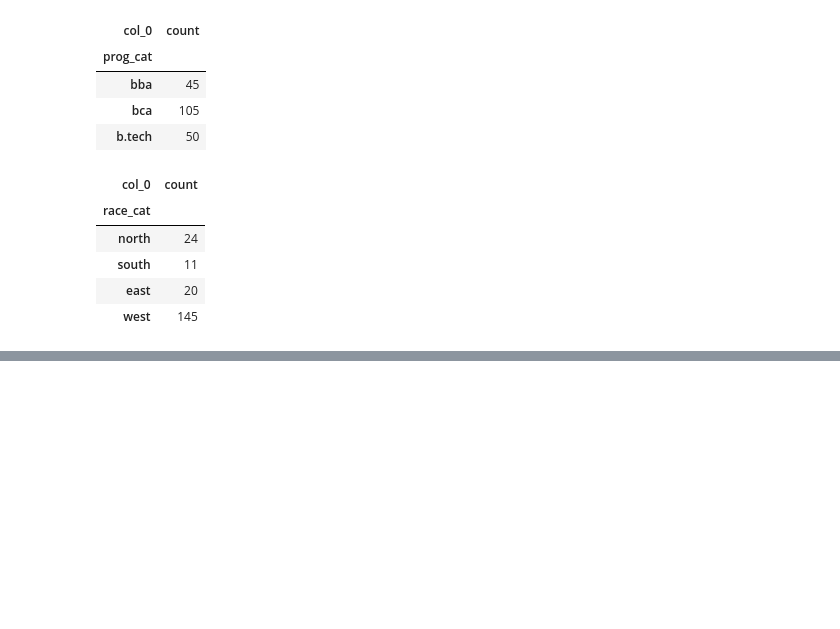
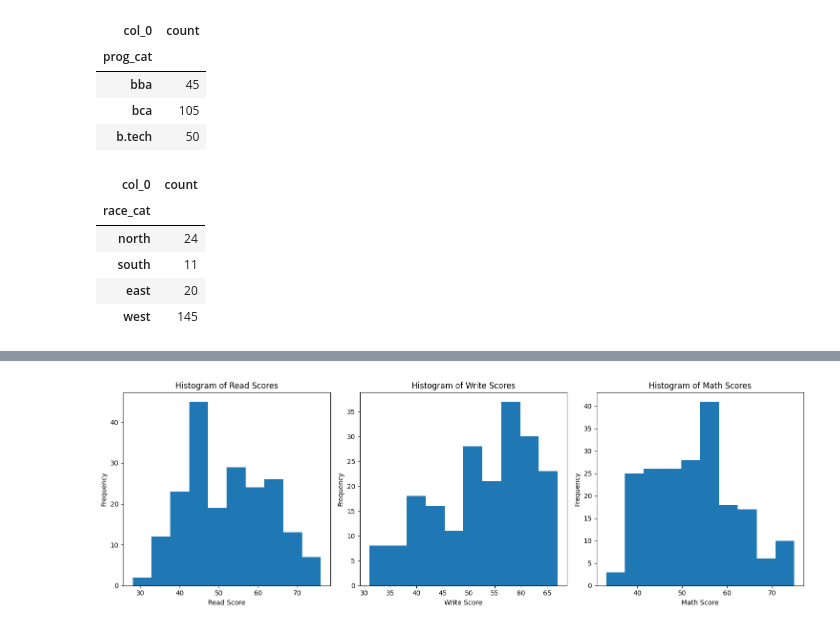
Before and after one commit to surya323-ma/data-science-with-python-from-iit-kanpur, a Jupyter notebook: iit_kanpur.ipynb, the cells around one changed output, grey strips where cells are left out. Saved outputs shown, nothing was run; the diff lists cells and outputs as text; code cells hidden in the pictures; blank space fills up the shorter version.

```diff
--- a/iit_kanpur.ipynb
+++ b/iit_kanpur.ipynb
@@ -275,0 +299,30 @@ freq_table
+# %%
+
+# Create histograms for 'read', 'write', and 'math'
+plt.figure(figsize=(15, 5))
+
+plt.subplot(1, 3, 1)
+plt.hist(df['read'], bins=10)
+plt.title('Histogram of Read Scores')
+plt.xlabel('Read Score')
+plt.ylabel('Frequency')
+
+
+plt.subplot(1, 3, 2)
+plt.hist(df['write'], bins=10)
+plt.title('Histogram of Write Scores')
+plt.xlabel('Write Score')
+plt.ylabel('Frequency')
+
+
+plt.subplot(1, 3, 3)
+plt.hist(df['math'], bins=10)
+plt.title('Histogram of Math Scores')
+plt.xlabel('Math Score')
+plt.ylabel('Frequency')
+
+
+plt.tight_layout()
+plt.show()
+# %% [output]
+[figure, added]
```
Also changed, not shown: parts of 11 cells of this notebook.
